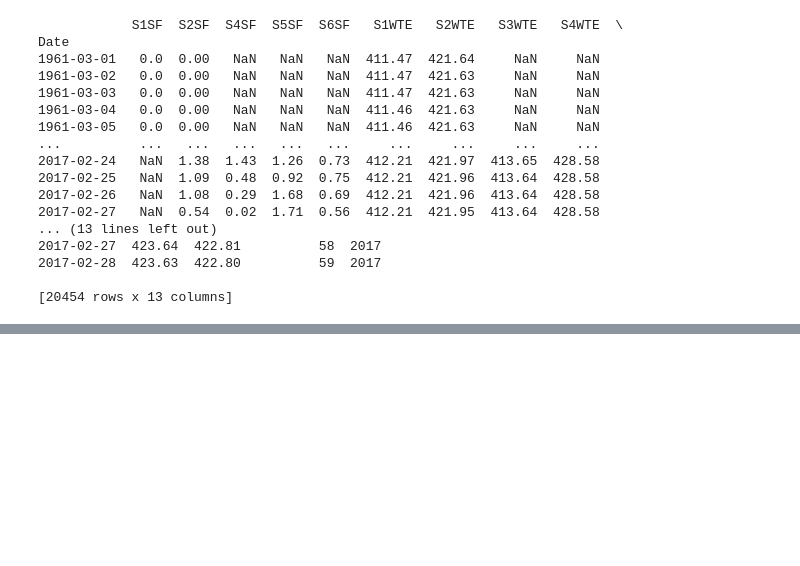
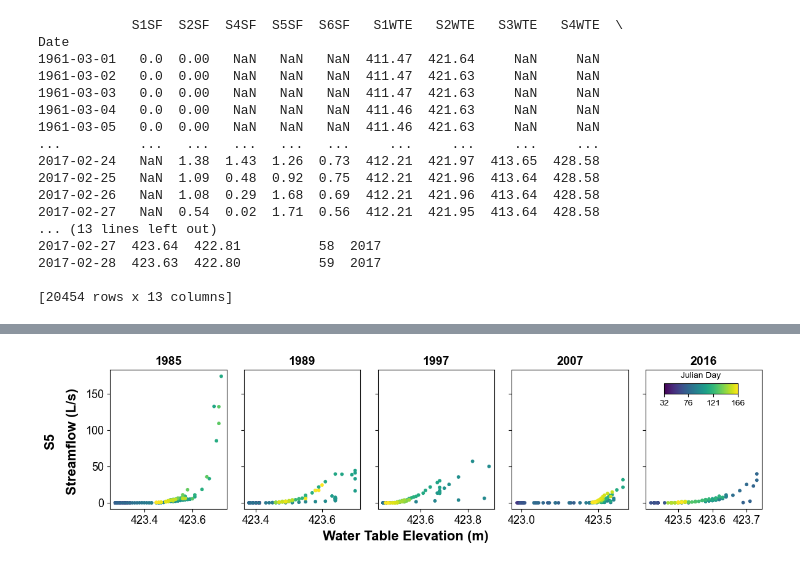
Before and after one commit to gretchenhough/Hough-S26, a Jupyter notebook: GEOS621 HW1/GEOS621_HW1_Fill_Spill_Hysteresis.ipynb, the cells around one changed output, grey strips where cells are left out. Drawn from its saved outputs; the diff is of its cells as text; code cells hidden in the pictures; blank space fills up the shorter version.

```diff
--- a/GEOS621 HW1/GEOS621_HW1_Fill_Spill_Hysteresis.ipynb
+++ b/GEOS621 HW1/GEOS621_HW1_Fill_Spill_Hysteresis.ipynb
@@ -213,0 +295,47 @@ plt.show()
+# %%
+#Now I want to look at hysteresis at a single site over several years with varying frost thickness and duration. The only frost data corresponds to S2. I have selected the following years based on frost thickness and duration: 1985 (high frost, early melt), 1989 (low frost, early melt), 1997 (no frost), 2003 (high frost, late melt), 2016 (medium frost, late melt).
+#I'm going to need an extended window (Julian days 32-166, Feb 1 to June 15)
+mask_85=(comp['Year']==1985) & (comp['Julian Day']>=32) & (comp['Julian Day']<=166)
+mask_89=(comp['Year']==1989) & (comp['Julian Day']>=32) & (comp['Julian Day']<=166)
+mask_97=(comp['Year']==1997) & (comp['Julian Day']>=32) & (comp['Julian Day']<=166)
+mask_07=(comp['Year']==2007) & (comp['Julian Day']>=32) & (comp['Julian Day']<=166)
+mask_16=(comp['Year']==2016) & (comp['Julian Day']>=32) & (comp['Julian Day']<=166)
+
+cmap=plt.get_cmap('viridis')
+norm=mcolors.Normalize(vmin=comp.loc[mask_85,'Julian Day'].min(), vmax=comp.loc[mask_85,'Julian Day'].max())
+colors=cmap(norm(comp.loc[mask_85,'Julian Day']))
+sm=plt.cm.ScalarMappable(cmap=cmap, norm=norm)
+sm.set_array([])  # Only needed for older versions of matplotlib
+
+fig,ax=plt.subplots(nrows=1,ncols=5,figsize=(12, 3.5),sharey=True)
+
+ax[0].scatter(comp.loc[mask_85,'S5WTE'],comp.loc[mask_85,'S5SF'],s=10, color=colors, label='1985')
+ax[0].set_title('1985',fontsize=14, fontweight='bold')
+#ax[0].xaxis.set_major_locator(MultipleLocator(0.1))
+ax[1].scatter(comp.loc[mask_89,'S5WTE'],comp.loc[mask_89,'S5SF'],s=10, color=colors, label='1989')
+ax[1].set_title('1989',fontsize=14, fontweight='bold')
+#ax[1].xaxis.set_major_locator(MultipleLocator(0.1))
+ax[2].scatter(comp.loc[mask_97,'S5WTE'],comp.loc[mask_97,'S5SF'],s=10, color=colors, label='1997')
+ax[2].set_title('1997',fontsize=14, fontweight='bold')
+#ax[2].xaxis.set_major_locator(MultipleLocator(0.1))
+ax[3].scatter(comp.loc[mask_07,'S5WTE'],comp.loc[mask_07,'S5SF'],s=10, color=colors, label='2007')
+ax[3].set_title('2007',fontsize=14, fontweight='bold')
+#ax[3].xaxis.set_major_locator(MultipleLocator(0.1))
+#ax[3].ticklabel_format(axis='x', style='plain', useOffset=False)
+ax[4].scatter(comp.loc[mask_16,'S5WTE'],comp.loc[mask_16,'S5SF'],s=10, color=colors, label='2016')
+ax[4].set_title('2016',fontsize=14, fontweight='bold')
+#ax[4].xaxis.set_major_locator(MultipleLocator(0.1))
+#ax[4].ticklabel_format(axis='x', style='plain', useOffset=False)
+
+cbar_ax=fig.add_axes([0.85, 0.72, 0.1, 0.05])
+cbar=fig.colorbar(sm, cax=cbar_ax, orientation='horizontal')
+cbar.ax.tick_params(labelsize=10)
+cbar.set_ticks([32, 76, 121, 166])
+cbar_ax.set_title('Julian Day', fontsize=10)
+fig.text(0.5, 0.04, 'Water Table Elevation (m)', ha='center', fontsize=16, fontweight='bold')
+fig.text(0.04, 0.5, 'Streamflow (L/s)', va='center', rotation='vertical', fontsize=16, fontweight='bold')
+fig.text(0.01, 0.5, 'S5', va='center',rotation='vertical',fontsize=16, fontweight='bold')
+plt.tight_layout(rect=[0.05, 0.05, 1, 0.95])
+plt.show()
+# %% [output]
+[figure, added]
```
Also changed, not shown: parts of 6 cells of this notebook.
